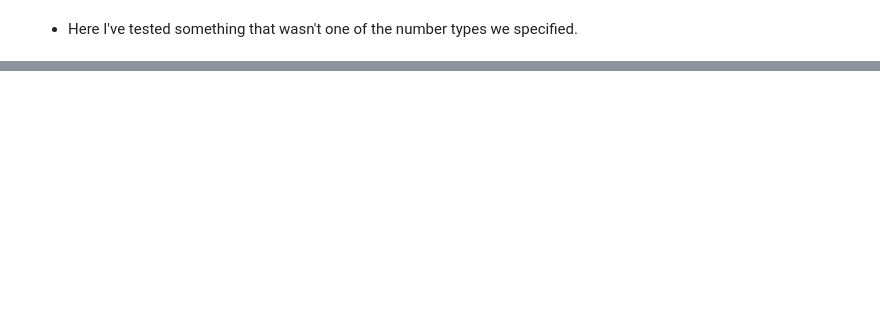
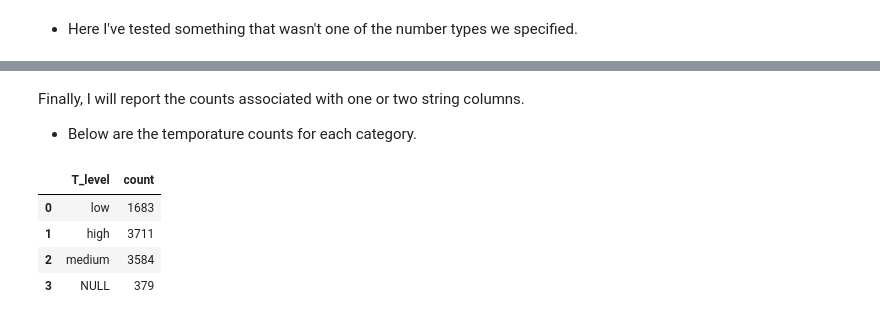
Before and after one commit to ljzier/ST-554-project2-repo, a Jupyter notebook: LZ-Project2.ipynb, the cells around one changed output, grey strips where cells are left out. Cells and saved outputs as stored; diff of their text form; code cells hidden in the pictures; blank space fills up the shorter version.

```diff
--- a/LZ-Project2.ipynb
+++ b/LZ-Project2.ipynb
@@ -190,0 +489,11 @@ CSV file: file:///home/jupyter-ljzier@ncsu.edu/ST-554-project2-repo/data/air.csv
+# %% [markdown]
+Finally, I will report the counts associated with one or two string columns.
+- Below are the temporature counts for each category.
+# %%
+air.str_count('T_level')
+# %% [output]
+|  | T_level | count |
+| 0 | low | 1683 |
+| 1 | high | 3711 |
+| 2 | medium | 3584 |
+| 3 | NULL | 379 |
```
Also changed, not shown: parts of 36 cells of this notebook, 5 other files.
